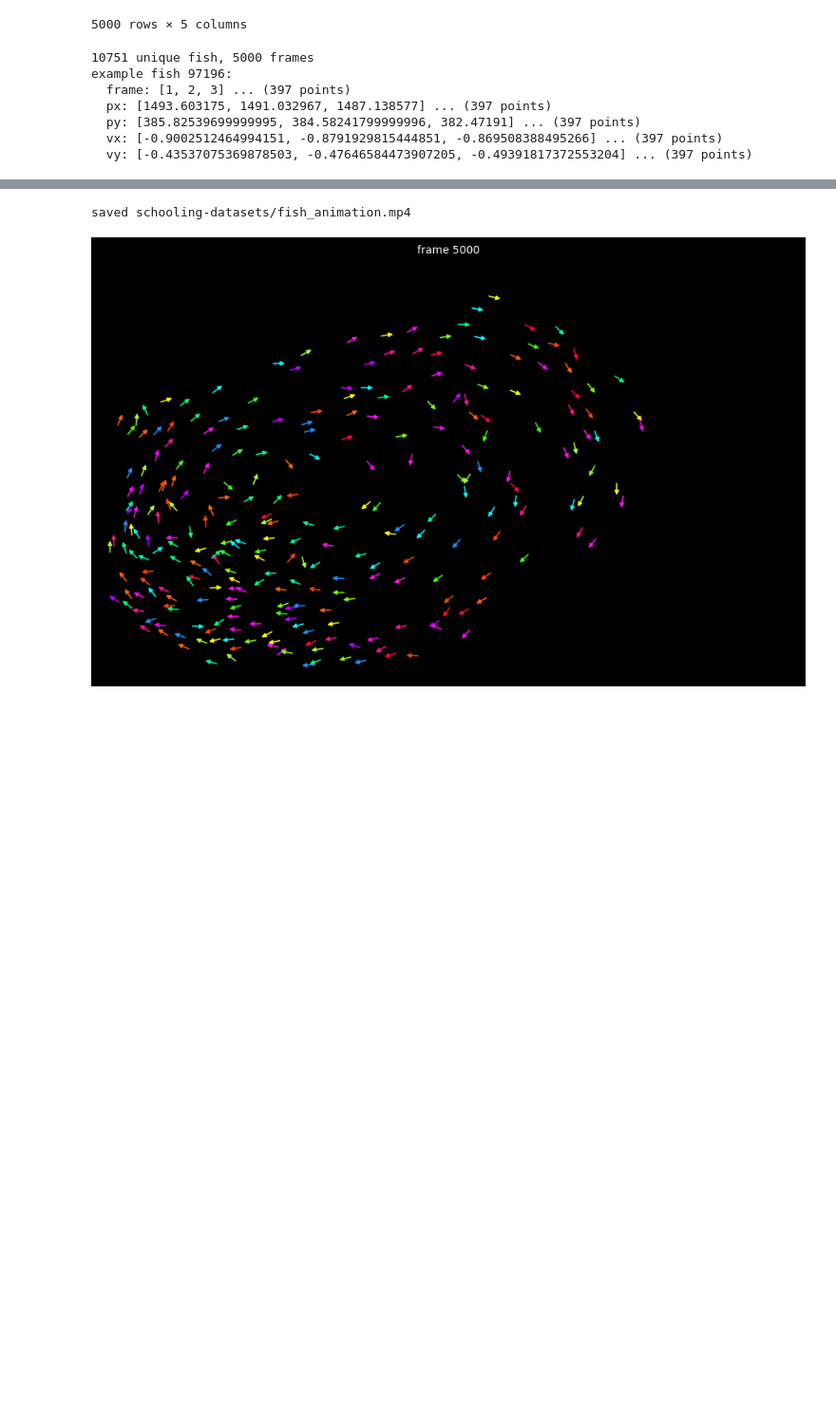
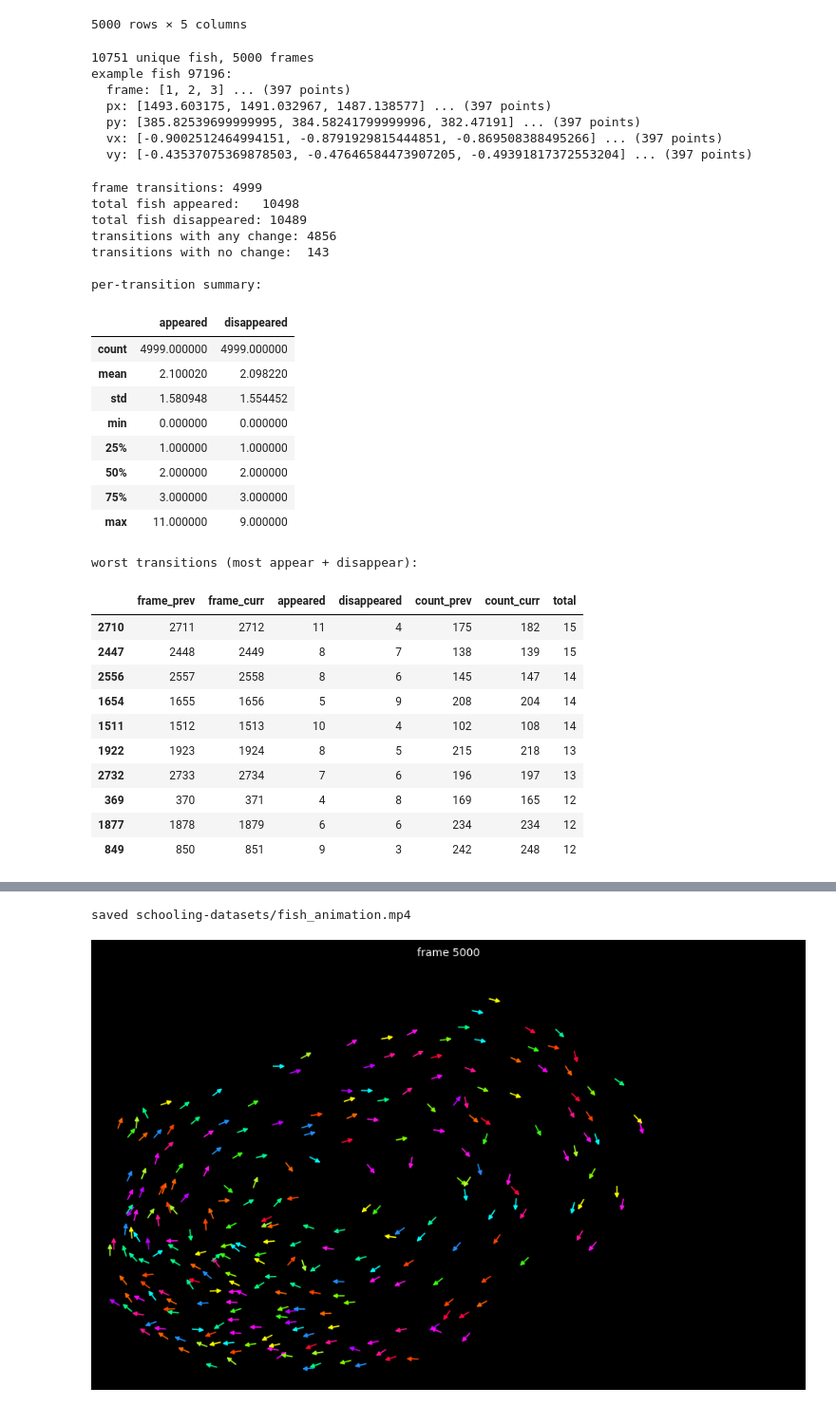
Before and after one commit to josefberman/SpectralSchooling, a Jupyter notebook: dataset-check.ipynb, the cells around one changed output, grey strips where cells are left out. Shown at 95% size. Saved outputs shown, nothing was run; the diff lists cells and outputs as text; code cells hidden in the pictures; blank space fills up the shorter version.

```diff
--- a/dataset-check.ipynb
+++ b/dataset-check.ipynb
@@ -74,3 +74,75 @@ example fish 97196:
   py: [385.82539699999995, 384.58241799999996, 382.47191] ... (397 points)
   vx: [-0.9002512464994151, -0.8791929815444851, -0.869508388495266] ... (397 points)
   vy: [-0.43537075369878503, -0.47646584473907205, -0.49391817372553204] ... (397 points)
+# %%
+def fish_turnover_between_frames(df):
+    """Count fish that appear/disappear between consecutive frames."""
+    frame_ids = df.index.astype(int).tolist()
+    rows = []
+
+    prev_ids = set(df.loc[frame_ids[0], "onfish"])
+    for frame_prev, frame_curr in zip(frame_ids[:-1], frame_ids[1:]):
+        curr_ids = set(df.loc[frame_curr, "onfish"])
+        appeared_ids = curr_ids - prev_ids
+        disappeared_ids = prev_ids - curr_ids
+        rows.append(
+            {
+                "frame_prev": frame_prev,
+                "frame_curr": frame_curr,
+                "appeared": len(appeared_ids),
+                "disappeared": len(disappeared_ids),
+                "count_prev": len(prev_ids),
+                "count_curr": len(curr_ids),
+            }
+        )
+        prev_ids = curr_ids
+
+    return pd.DataFrame(rows)
+
+
+turnover = fish_turnover_between_frames(df)
+
+print(f"frame transitions: {len(turnover)}")
+print(f"total fish appeared:   {turnover['appeared'].sum()}")
+print(f"total fish disappeared: {turnover['disappeared'].sum()}")
+print(f"transitions with any change: {(turnover[['appeared', 'disappeared']].sum(axis=1) > 0).sum()}")
+print(f"transitions with no change:  {(turnover[['appeared', 'disappeared']].sum(axis=1) == 0).sum()}")
+print()
+print("per-transition summary:")
+display(turnover[["appeared", "disappeared"]].describe())
+
+print("\nworst transitions (most appear + disappear):")
+display(
+    turnover.assign(total=lambda d: d["appeared"] + d["disappeared"])
+    .sort_values("total", ascending=False)
+    .head(10)
+)
+# %% [output]
+frame transitions: 4999
+total fish appeared:   10498
+total fish disappeared: 10489
+transitions with any change: 4856
+transitions with no change:  143
+
+per-transition summary:
+|  | appeared | disappeared |
+| count | 4999.000000 | 4999.000000 |
+| mean | 2.100020 | 2.098220 |
+| std | 1.580948 | 1.554452 |
+| min | 0.000000 | 0.000000 |
+| 25% | 1.000000 | 1.000000 |
+| 50% | 2.000000 | 2.000000 |
+| 75% | 3.000000 | 3.000000 |
+| max | 11.000000 | 9.000000 |
+worst transitions (most appear + disappear):
+|  | frame_prev | frame_curr | appeared | disappeared | count_prev | count_curr | total |
+| 2710 | 2711 | 2712 | 11 | 4 | 175 | 182 | 15 |
+| 2447 | 2448 | 2449 | 8 | 7 | 138 | 139 | 15 |
+| 2556 | 2557 | 2558 | 8 | 6 | 145 | 147 | 14 |
+| 1654 | 1655 | 1656 | 5 | 9 | 208 | 204 | 14 |
+| 1511 | 1512 | 1513 | 10 | 4 | 102 | 108 | 14 |
+| 1922 | 1923 | 1924 | 8 | 5 | 215 | 218 | 13 |
+| 2732 | 2733 | 2734 | 7 | 6 | 196 | 197 | 13 |
+| 369 | 370 | 371 | 4 | 8 | 169 | 165 | 12 |
+| 1877 | 1878 | 1879 | 6 | 6 | 234 | 234 | 12 |
+| 849 | 850 | 851 | 9 | 3 | 242 | 248 | 12 |
```
Also changed, not shown: parts of 6 cells of this notebook, 4 other files.
